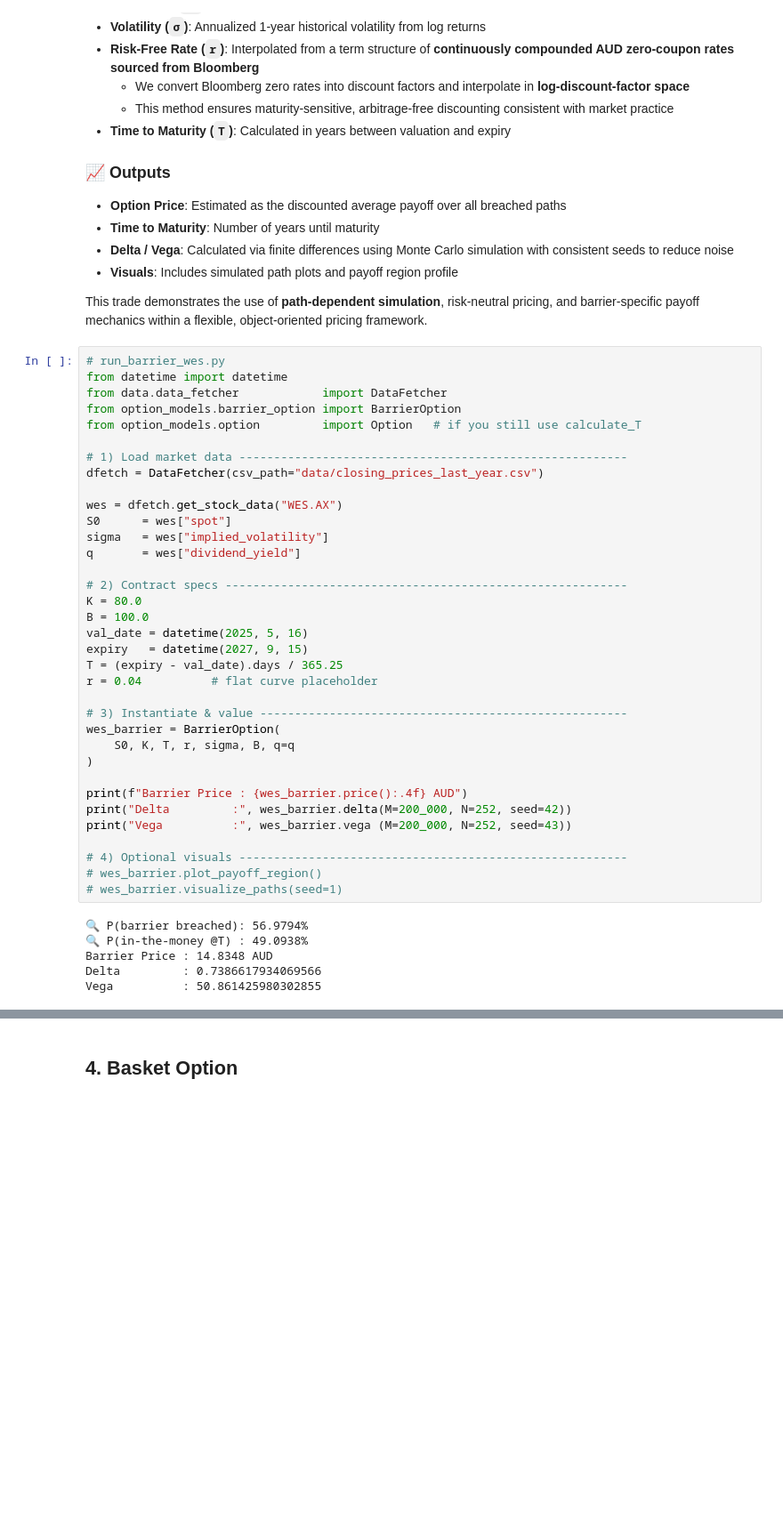
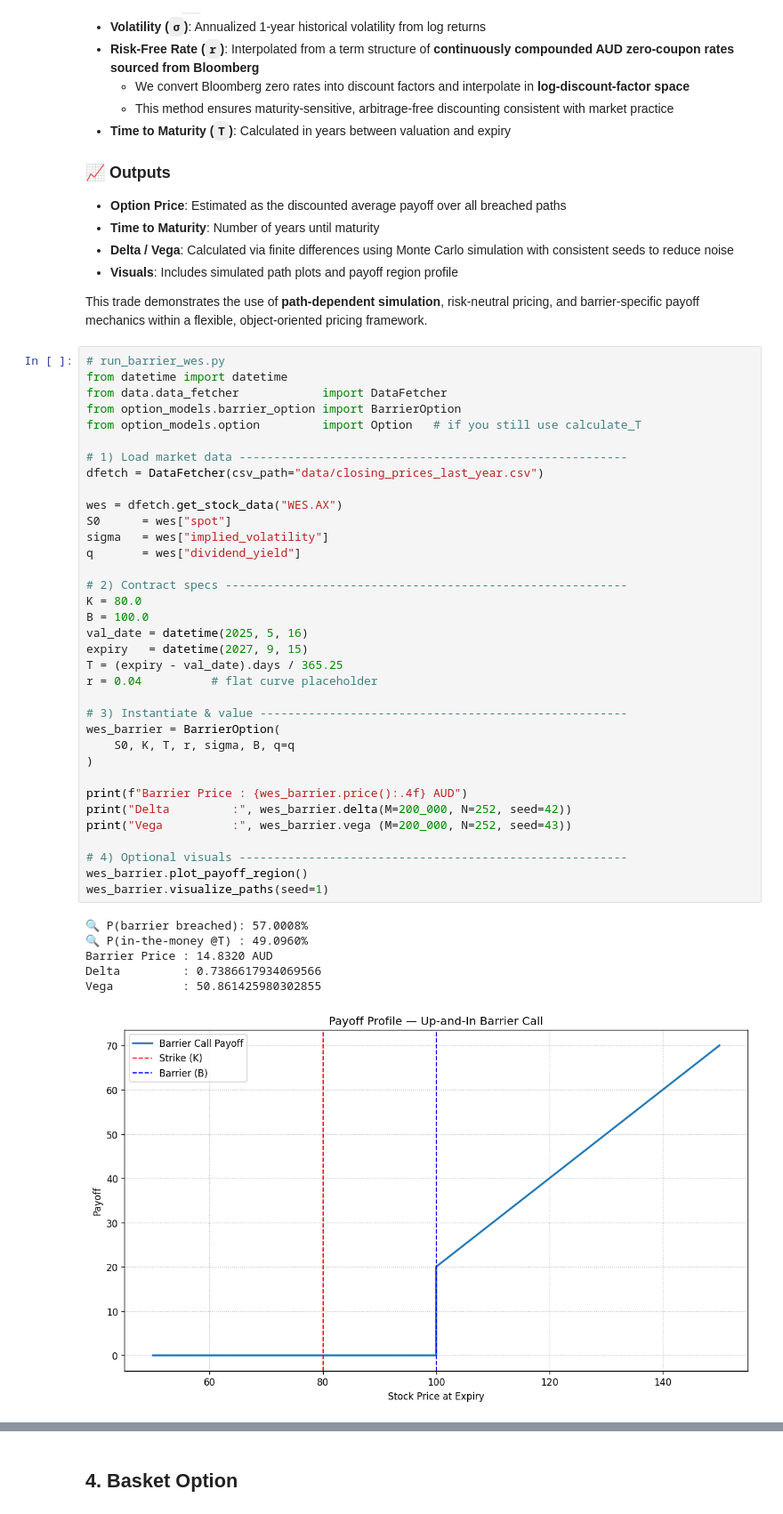
Before and after one commit to txcrypt/FINM3422_Part_2, a Jupyter notebook: trading_desk_analysis.ipynb, the cells around one changed output, grey strips where cells are left out. Shown at 89% size. Saved outputs shown, nothing was run; the diff lists cells and outputs as text; blank space fills up the shorter version.

```diff
--- a/trading_desk_analysis.ipynb
+++ b/trading_desk_analysis.ipynb
@@ -287,35 +287,36 @@ from option_models.option         import Option   # if you still use calculate_T
 
 # 1) Load market data --------------------------------------------------------
 dfetch = DataFetcher(csv_path="data/closing_prices_last_year.csv")
 
 wes = dfetch.get_stock_data("WES.AX")
 S0      = wes["spot"]
 sigma   = wes["implied_volatility"]
 q       = wes["dividend_yield"]
 
 # 2) Contract specs ----------------------------------------------------------
 K = 80.0
 B = 100.0
 val_date = datetime(2025, 5, 16)
 expiry   = datetime(2027, 9, 15)
 T = (expiry - val_date).days / 365.25
 r = 0.04          # flat curve placeholder
 
 # 3) Instantiate & value -----------------------------------------------------
 wes_barrier = BarrierOption(
     S0, K, T, r, sigma, B, q=q
 )
 
 print(f"Barrier Price : {wes_barrier.price():.4f} AUD")
 print("Delta         :", wes_barrier.delta(M=200_000, N=252, seed=42))
 print("Vega          :", wes_barrier.vega (M=200_000, N=252, seed=43))
 
 # 4) Optional visuals --------------------------------------------------------
-# wes_barrier.plot_payoff_region()
-# wes_barrier.visualize_paths(seed=1)
+wes_barrier.plot_payoff_region()
+wes_barrier.visualize_paths(seed=1)
 # %% [output]
-🔍 P(barrier breached): 56.9794%
-🔍 P(in-the-money @T) : 49.0938%
-Barrier Price : 14.8348 AUD
+🔍 P(barrier breached): 57.0008%
+🔍 P(in-the-money @T) : 49.0960%
+Barrier Price : 14.8320 AUD
 Delta         : 0.7386617934069566
 Vega          : 50.861425980302855
+[figure, added]
```
Also changed, not shown: parts of 2 cells of this notebook, 1 other file.
